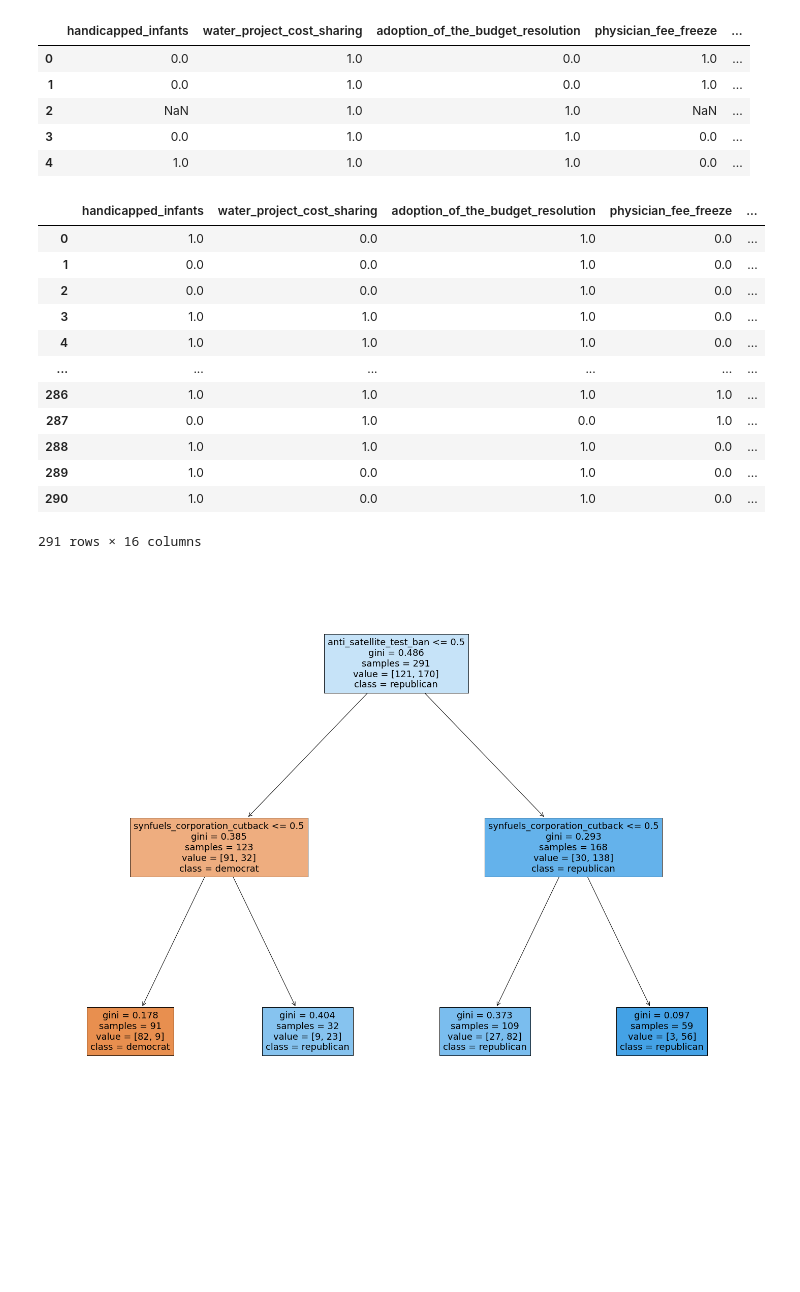
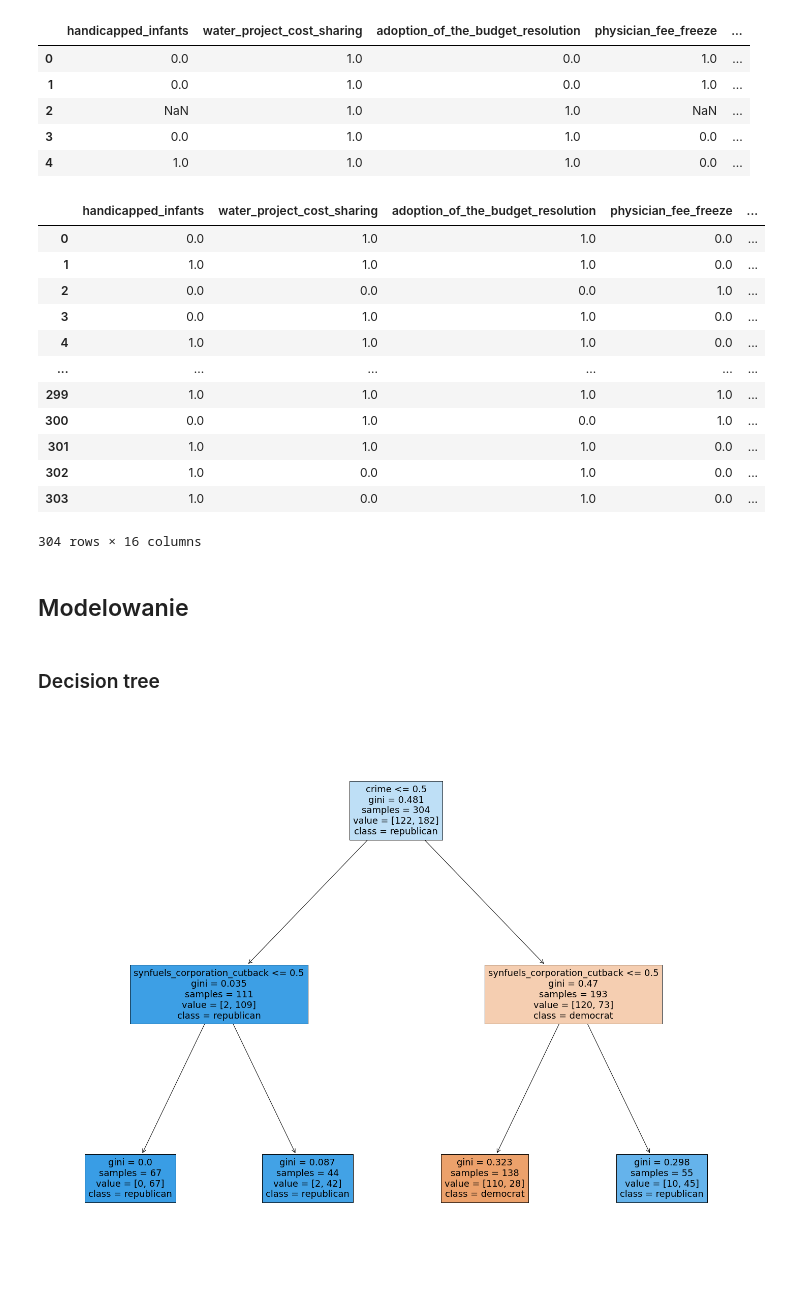
Before and after one commit to gekas145/WUM-2021-Projekty, a Jupyter notebook: feature_engineering.ipynb, the cells around one changed output. Cells and saved outputs as stored; diff of their text form; code cells hidden in the pictures; blank space fills up the shorter version.

```diff
--- a/feature_engineering.ipynb
+++ b/feature_engineering.ipynb
@@ -26,7 +27,7 @@ from sklearn.model_selection import train_test_split
 
 X_train, X_test, y_train, y_test = train_test_split(congressional_voting_df.drop("political_party", axis=1),
                                                     congressional_voting_df["political_party"],
-                                                    test_size=0.33, random_state=42)
+                                                    test_size=0.3, shuffle=True, random_state=42)
 # %%
 from sklearn.impute import SimpleImputer
 
@@ -40,31 +41,35 @@ X_test = pd.DataFrame(imp.transform(X_test), columns = X_test.columns.to_list())
 X_train
 # %% [output]
 |  | handicapped_infants | water_project_cost_sharing | adoption_of_the_budget_resolution | physician_fee_freeze | ... |
-| 0 | 1.0 | 0.0 | 1.0 | 0.0 | ... |
-| 1 | 0.0 | 0.0 | 1.0 | 0.0 | ... |
-| 2 | 0.0 | 0.0 | 1.0 | 0.0 | ... |
-| 3 | 1.0 | 1.0 | 1.0 | 0.0 | ... |
+| 0 | 0.0 | 1.0 | 1.0 | 0.0 | ... |
+| 1 | 1.0 | 1.0 | 1.0 | 0.0 | ... |
+| 2 | 0.0 | 0.0 | 0.0 | 1.0 | ... |
+| 3 | 0.0 | 1.0 | 1.0 | 0.0 | ... |
 | 4 | 1.0 | 1.0 | 1.0 | 0.0 | ... |
 | ... | ... | ... | ... | ... | ... |
-| 286 | 1.0 | 1.0 | 1.0 | 1.0 | ... |
-| 287 | 0.0 | 1.0 | 0.0 | 1.0 | ... |
-| 288 | 1.0 | 1.0 | 1.0 | 0.0 | ... |
-| 289 | 1.0 | 0.0 | 1.0 | 0.0 | ... |
-| 290 | 1.0 | 0.0 | 1.0 | 0.0 | ... |
+| 299 | 1.0 | 1.0 | 1.0 | 1.0 | ... |
+| 300 | 0.0 | 1.0 | 0.0 | 1.0 | ... |
+| 301 | 1.0 | 1.0 | 1.0 | 0.0 | ... |
+| 302 | 1.0 | 0.0 | 1.0 | 0.0 | ... |
+| 303 | 1.0 | 0.0 | 1.0 | 0.0 | ... |
-291 rows × 16 columns
+304 rows × 16 columns
+# %% [markdown]
+## Modelowanie
+# %% [markdown]
+### Decision tree
 # %%
 from sklearn.tree import DecisionTreeClassifier
 from sklearn import tree
 
-clf = DecisionTreeClassifier(random_state=1234)
-X = X_train[["anti_satellite_test_ban", "synfuels_corporation_cutback"]]
-model = clf.fit(X, y_train)
+dtc = DecisionTreeClassifier(random_state=1234, max_depth=2)
+X = X_train[["crime", "water_project_cost_sharing", "synfuels_corporation_cutback"]]
+model = dtc.fit(X, y_train)
 
 fig = plt.figure(figsize=(25,20))
-_ = tree.plot_tree(clf,
+_ = tree.plot_tree(dtc,
                    feature_names=X.columns.to_list(),
                    class_names=["democrat", "republican"],
                    filled=True)
 # %% [output]
-[figure, old version]
+[figure, new version]
 # %%
```
Also changed, not shown: parts of 17 cells of this notebook.
